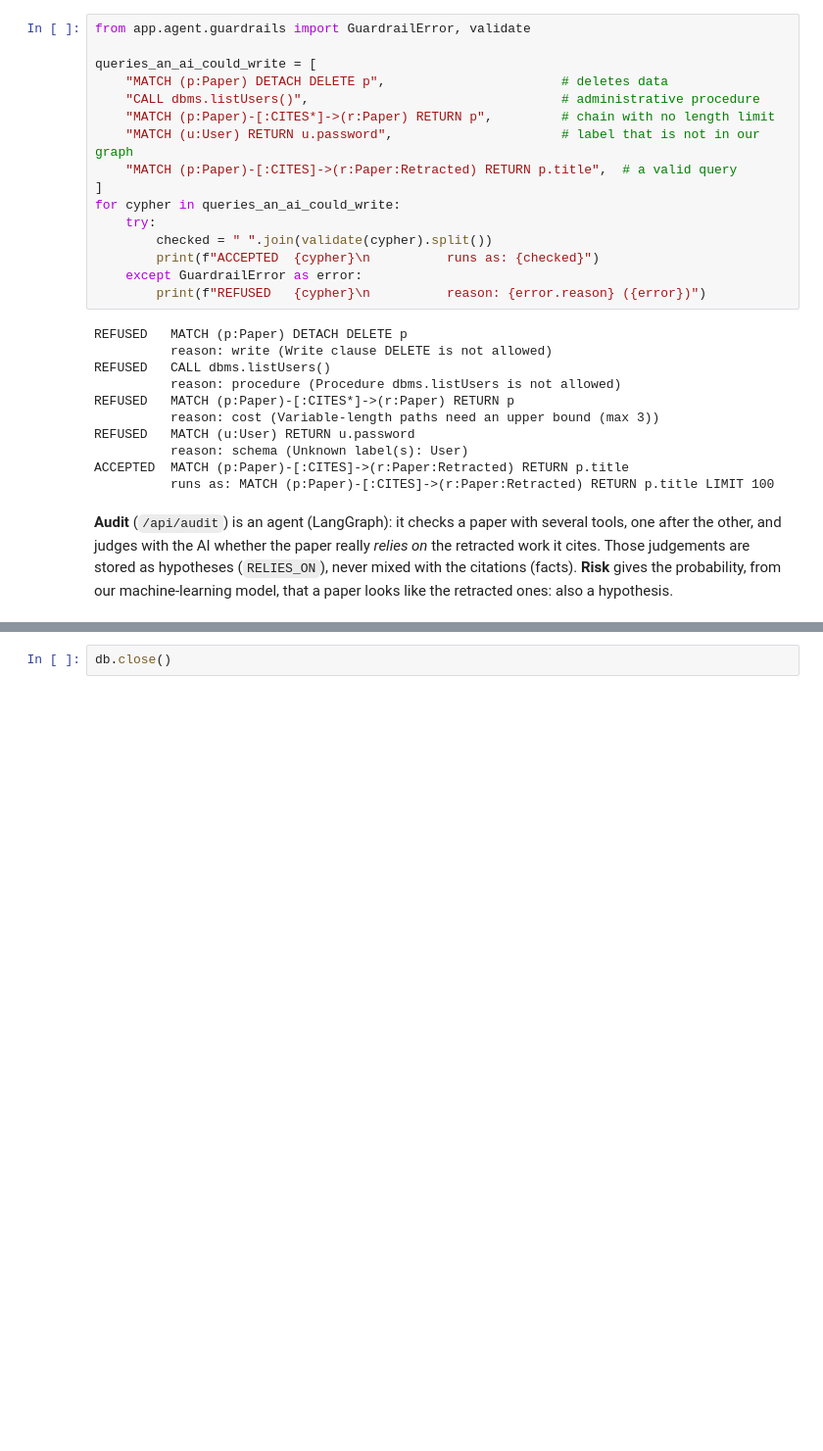
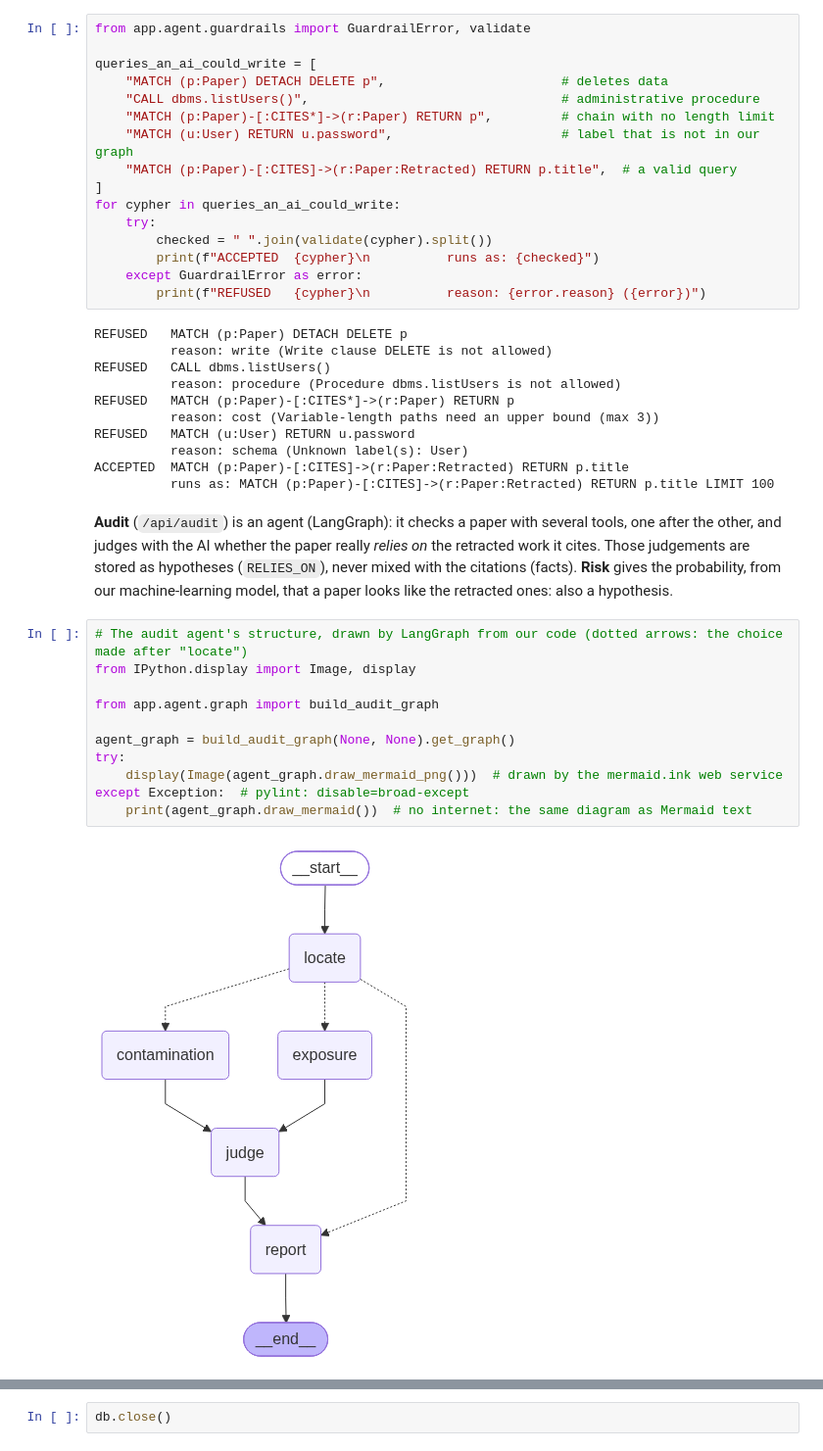
Before and after one commit to CharlotteLeBihan18/Retraction-Contamination-Tracker, a Jupyter notebook: demo.ipynb, the cells around one changed output, grey strips where cells are left out. Shown at 98% size. Cells and saved outputs as stored; diff of their text form; blank space fills up the shorter version.

```diff
--- a/demo.ipynb
+++ b/demo.ipynb
@@ -489,6 +536,19 @@ ACCEPTED  MATCH (p:Paper)-[:CITES]->(r:Paper:Retracted) RETURN p.title
 judges with the AI whether the paper really *relies on* the retracted work it cites. Those judgements are stored as
 hypotheses (`RELIES_ON`), never mixed with the citations (facts). **Risk** gives the probability, from our
 machine-learning model, that a paper looks like the retracted ones: also a hypothesis.
+# %%
+# The audit agent's structure, drawn by LangGraph from our code (dotted arrows: the choice made after "locate")
+from IPython.display import Image, display
+
+from app.agent.graph import build_audit_graph
+
+agent_graph = build_audit_graph(None, None).get_graph()
+try:
+    display(Image(agent_graph.draw_mermaid_png()))  # drawn by the mermaid.ink web service
+except Exception:  # pylint: disable=broad-except
+    print(agent_graph.draw_mermaid())  # no internet: the same diagram as Mermaid text
+# %% [output]
+[figure, added]
 # %%
 response = httpx.post(API + "/api/audit", json={"doi": "10.0000/sample.013"}, timeout=300)
 if response.status_code == 200:
```
Also changed, not shown: parts of 10 cells of this notebook.
